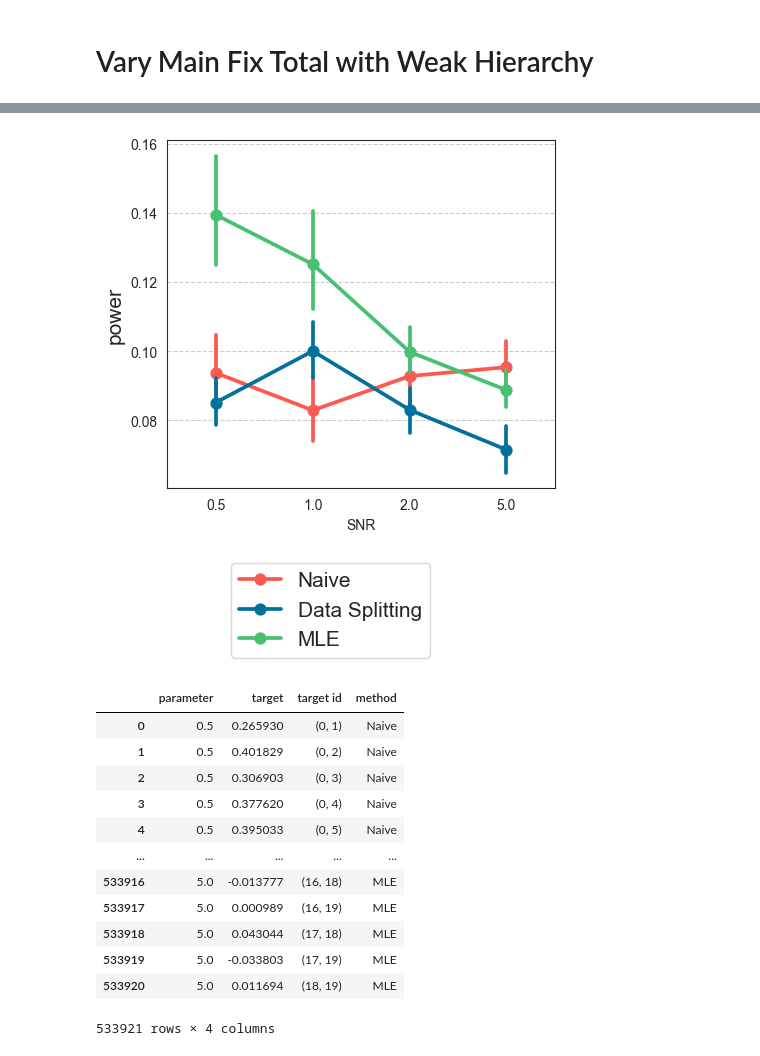
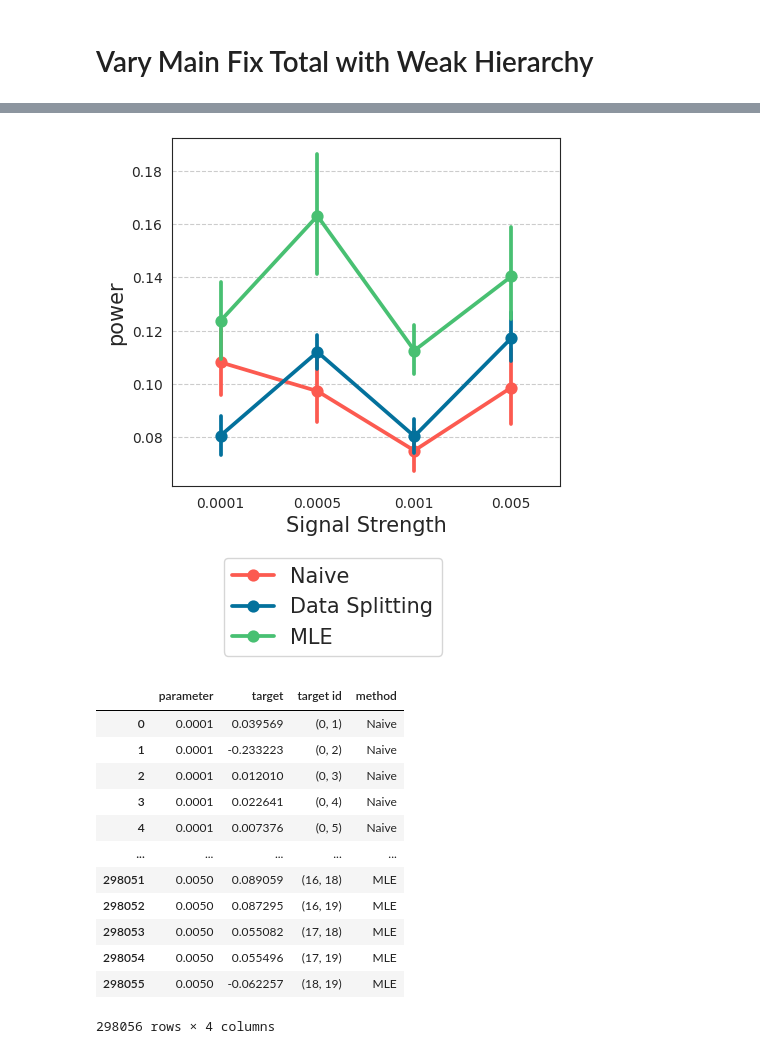
Before and after one commit to yiling-h/SI-Interaction, a Jupyter notebook: selectinf/Simulation/H1/Results/main_fix_total/plotting.ipynb, the cells around one changed output, grey strips where cells are left out. Saved outputs shown, nothing was run; the diff lists cells and outputs as text; code cells hidden in the pictures.

```diff
--- a/selectinf/Simulation/H1/Results/main_fix_total/plotting.ipynb
+++ b/selectinf/Simulation/H1/Results/main_fix_total/plotting.ipynb
@@ -29,10 +29,5 @@ def filter_pval_dict(pval_dict, target_dict, threshold=0.05):
 dir_list_wh = ['results0_40_wh.pkl', 'results40_80_wh.pkl',
                'results80_120_wh.pkl', 'results120_160_wh.pkl',
                'results160_200_wh.pkl', 'results200_240_wh.pkl',
-               'results240_280_wh.pkl', 'results280_320_wh.pkl',
-               'results320_360_wh.pkl', 'results360_400_wh.pkl',
-               'results400_440_wh.pkl', 'results440_480_wh.pkl'
+               'results240_280_wh.pkl', 'results280_320_wh.pkl'
                ]
-# %%
-result = joblib.load('results40_80_wh.pkl')
-result
@@ -111,28 +134,28 @@ plot_multi_targets(filtered_targets, xaxis="SNR")
 # %%
 point_plot_multimetrics(oper_char_df=pd.DataFrame(oper_char),
-                        x_axis="SNR",
+                        x_axis="signal",
                         hue="method",
                         metric_list=["power"])
 # %% [output]
-[figure, old version]
+[figure, new version]
 # %%
 targets_df = pd.DataFrame(targets_all)
 # %%
 targets_df
 # %% [output]
 |  | parameter | target | target id | method |
-| 0 | 0.5 | 0.265930 | (0, 1) | Naive |
-| 1 | 0.5 | 0.401829 | (0, 2) | Naive |
-| 2 | 0.5 | 0.306903 | (0, 3) | Naive |
-| 3 | 0.5 | 0.377620 | (0, 4) | Naive |
-| 4 | 0.5 | 0.395033 | (0, 5) | Naive |
+| 0 | 0.0001 | 0.039569 | (0, 1) | Naive |
+| 1 | 0.0001 | -0.233223 | (0, 2) | Naive |
+| 2 | 0.0001 | 0.012010 | (0, 3) | Naive |
+| 3 | 0.0001 | 0.022641 | (0, 4) | Naive |
+| 4 | 0.0001 | 0.007376 | (0, 5) | Naive |
 | ... | ... | ... | ... | ... |
-| 533916 | 5.0 | -0.013777 | (16, 18) | MLE |
-| 533917 | 5.0 | 0.000989 | (16, 19) | MLE |
-| 533918 | 5.0 | 0.043044 | (17, 18) | MLE |
-| 533919 | 5.0 | -0.033803 | (17, 19) | MLE |
-| 533920 | 5.0 | 0.011694 | (18, 19) | MLE |
+| 298051 | 0.0050 | 0.089059 | (16, 18) | MLE |
+| 298052 | 0.0050 | 0.087295 | (16, 19) | MLE |
+| 298053 | 0.0050 | 0.055082 | (17, 18) | MLE |
+| 298054 | 0.0050 | 0.055496 | (17, 19) | MLE |
+| 298055 | 0.0050 | -0.062257 | (18, 19) | MLE |
-533921 rows × 4 columns
+298056 rows × 4 columns
 # %%
 targets_df_naive = targets_df[targets_df['method']=='Naive']
 # Grouping by 'y' and plotting histograms
```
Also changed, not shown: parts of 14 cells of this notebook, 26 other files.
